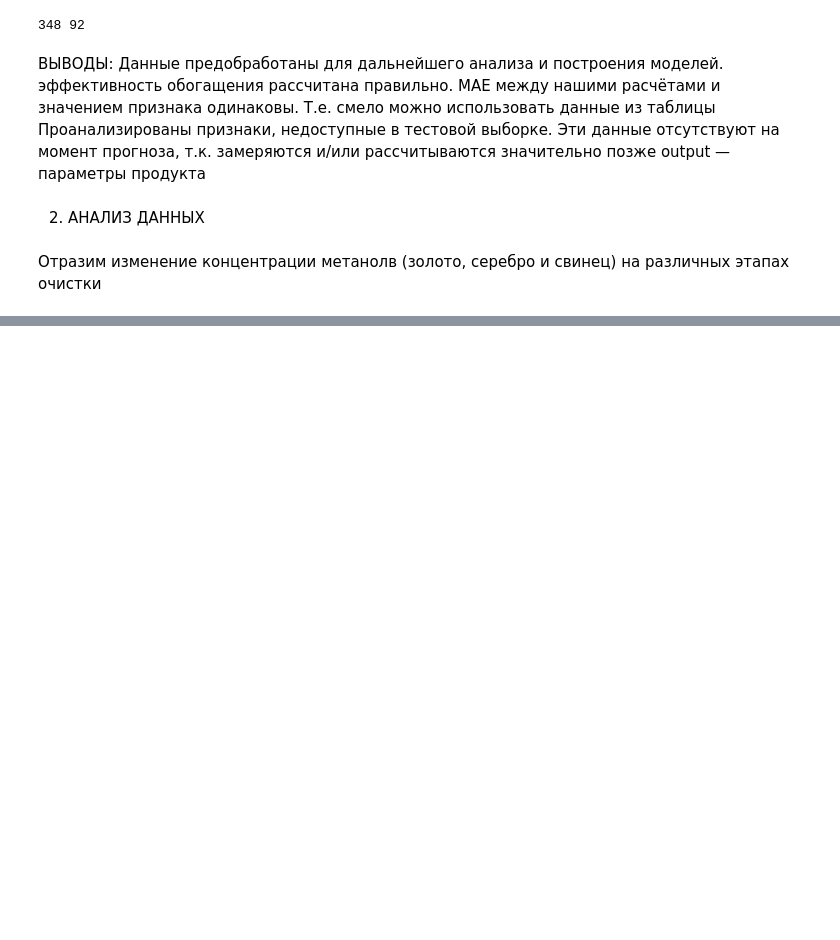
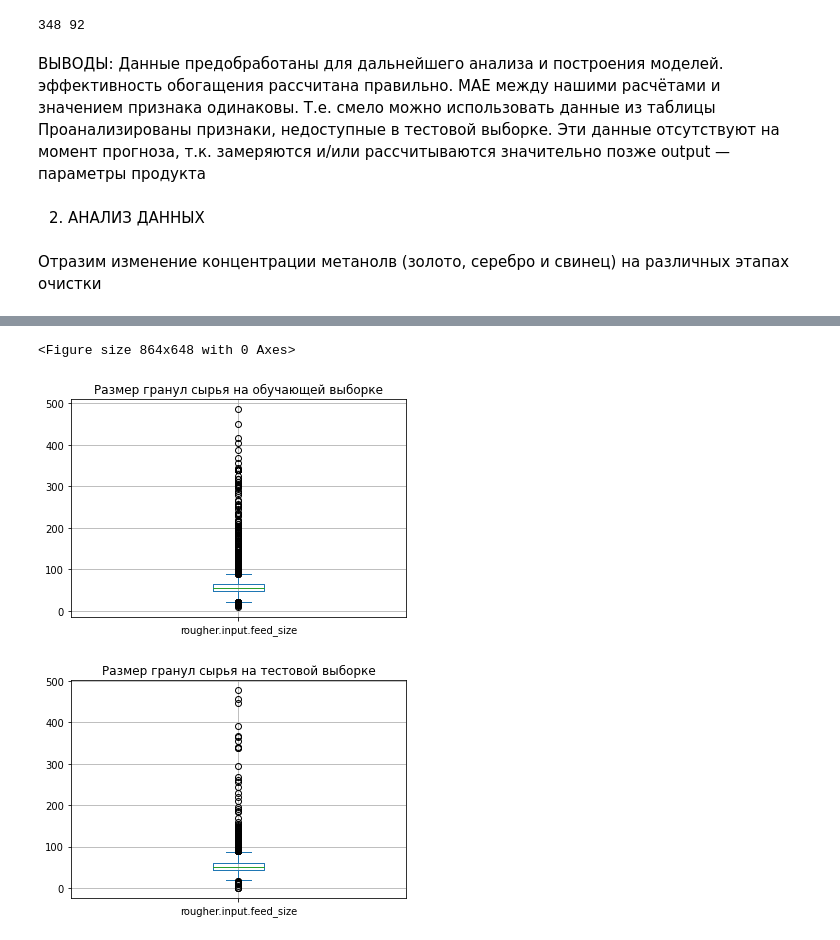
Before and after one commit to RuslanYusup/ProjectWork, a Jupyter notebook: notebook/pet_1/Ml_metal_gold.ipynb, the cells around one changed output, grey strips where cells are left out. Saved outputs shown, nothing was run; the diff lists cells and outputs as text; code cells hidden in the pictures; blank space fills up the shorter version.

```diff
--- a/notebook/pet_1/Ml_metal_gold.ipynb
+++ b/notebook/pet_1/Ml_metal_gold.ipynb
@@ -324,0 +378,14 @@ TypeError: 'module' object is not callable
+# %%
+#Распределения похожи на нормальные со смещением влево. Взглянем на боксплоты:
+plt.figure(figsize=[12,9])
+
+gold_train.plot(y='rougher.input.feed_size', kind='box', title='Размер гранул сырья на обучающей выборке',
+                                                                legend=False, grid=True)
+gold_test.plot(y='rougher.input.feed_size', kind='box', title='Размер гранул сырья на тестовой выборке',
+                                                                legend=False, grid=True)
+
+plt.show()
+# %% [output]
+<Figure size 864x648 with 0 Axes>
+[figure, added]
+[figure, added]
```
Also changed, not shown: parts of 42 cells of this notebook.
